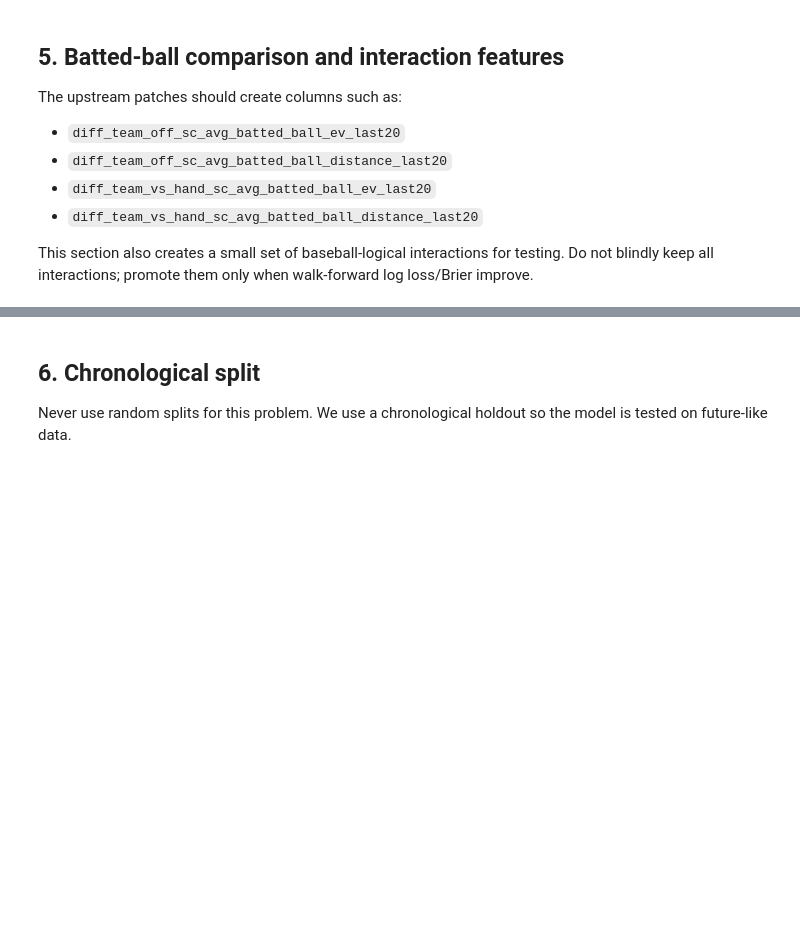
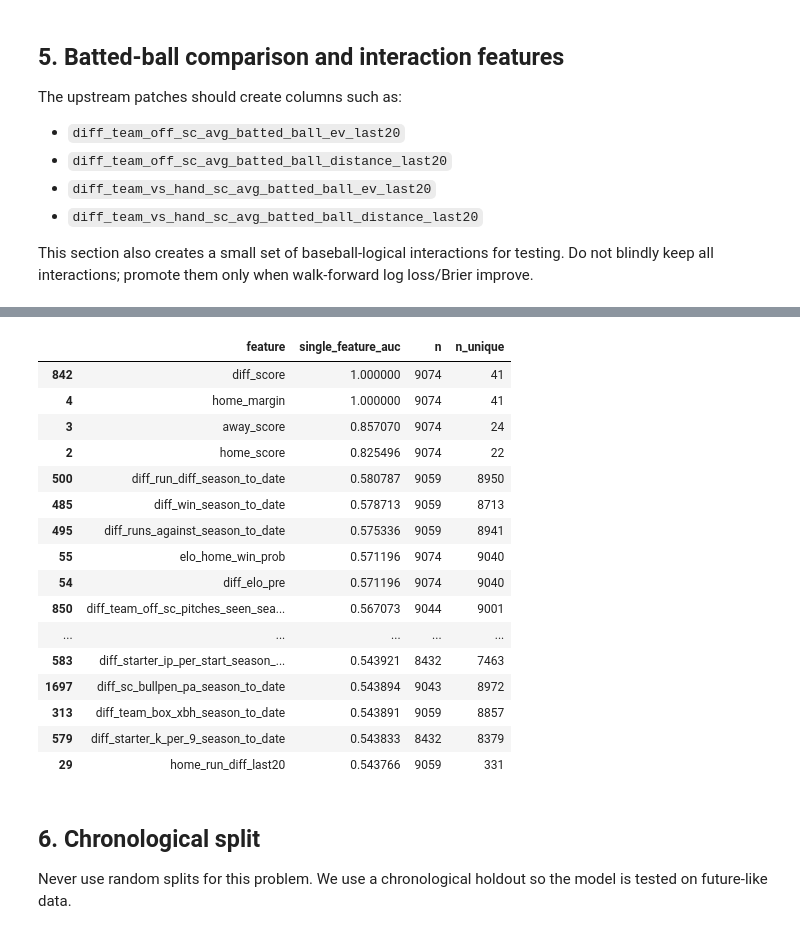
Before and after one commit to racurry1993/TetheredAI, a Jupyter notebook: MLB/mlb_betting_app/notebooks/08_mlb_batted_ball_correlation_model_lab.ipynb, the cells around one changed output, grey strips where cells are left out. Drawn from its saved outputs; the diff is of its cells as text; code cells hidden in the pictures; blank space fills up the shorter version.

```diff
--- a/MLB/mlb_betting_app/notebooks/08_mlb_batted_ball_correlation_model_lab.ipynb
+++ b/MLB/mlb_betting_app/notebooks/08_mlb_batted_ball_correlation_model_lab.ipynb
@@ -359,3 +692,47 @@ print('Feature count with interactions:', len(feature_cols_with_interactions))
+# %%
+single_feature_auc = []
+
+for c in feature_cols:
+    s = completed_audit[c]
+    tmp = pd.DataFrame({"x": s, "y": y_audit}).dropna()
+
+    if tmp["x"].nunique() < 2 or tmp["y"].nunique() < 2:
+        continue
+
+    try:
+        auc = roc_auc_score(tmp["y"], tmp["x"])
+        auc = max(auc, 1 - auc)
+        single_feature_auc.append((c, auc, len(tmp), tmp["x"].nunique()))
+    except Exception:
+        pass
+
+single_feature_auc = (
+    pd.DataFrame(
+        single_feature_auc,
+        columns=["feature", "single_feature_auc", "n", "n_unique"]
+    )
+    .sort_values("single_feature_auc", ascending=False)
+)
+
+display(single_feature_auc.head(100))
+# %% [output]
+|  | feature | single_feature_auc | n | n_unique |
+| 842 | diff_score | 1.000000 | 9074 | 41 |
+| 4 | home_margin | 1.000000 | 9074 | 41 |
+| 3 | away_score | 0.857070 | 9074 | 24 |
+| 2 | home_score | 0.825496 | 9074 | 22 |
+| 500 | diff_run_diff_season_to_date | 0.580787 | 9059 | 8950 |
+| 485 | diff_win_season_to_date | 0.578713 | 9059 | 8713 |
+| 495 | diff_runs_against_season_to_date | 0.575336 | 9059 | 8941 |
+| 55 | elo_home_win_prob | 0.571196 | 9074 | 9040 |
+| 54 | diff_elo_pre | 0.571196 | 9074 | 9040 |
+| 850 | diff_team_off_sc_pitches_seen_sea... | 0.567073 | 9044 | 9001 |
+| ... | ... | ... | ... | ... |
+| 583 | diff_starter_ip_per_start_season_... | 0.543921 | 8432 | 7463 |
+| 1697 | diff_sc_bullpen_pa_season_to_date | 0.543894 | 9043 | 8972 |
+| 313 | diff_team_box_xbh_season_to_date | 0.543891 | 9059 | 8857 |
+| 579 | diff_starter_k_per_9_season_to_date | 0.543833 | 8432 | 8379 |
+| 29 | home_run_diff_last20 | 0.543766 | 9059 | 331 |
 # %% [markdown]
 ## 6. Chronological split
 
```
Also changed, not shown: parts of 15 cells of this notebook, 7 other files.
